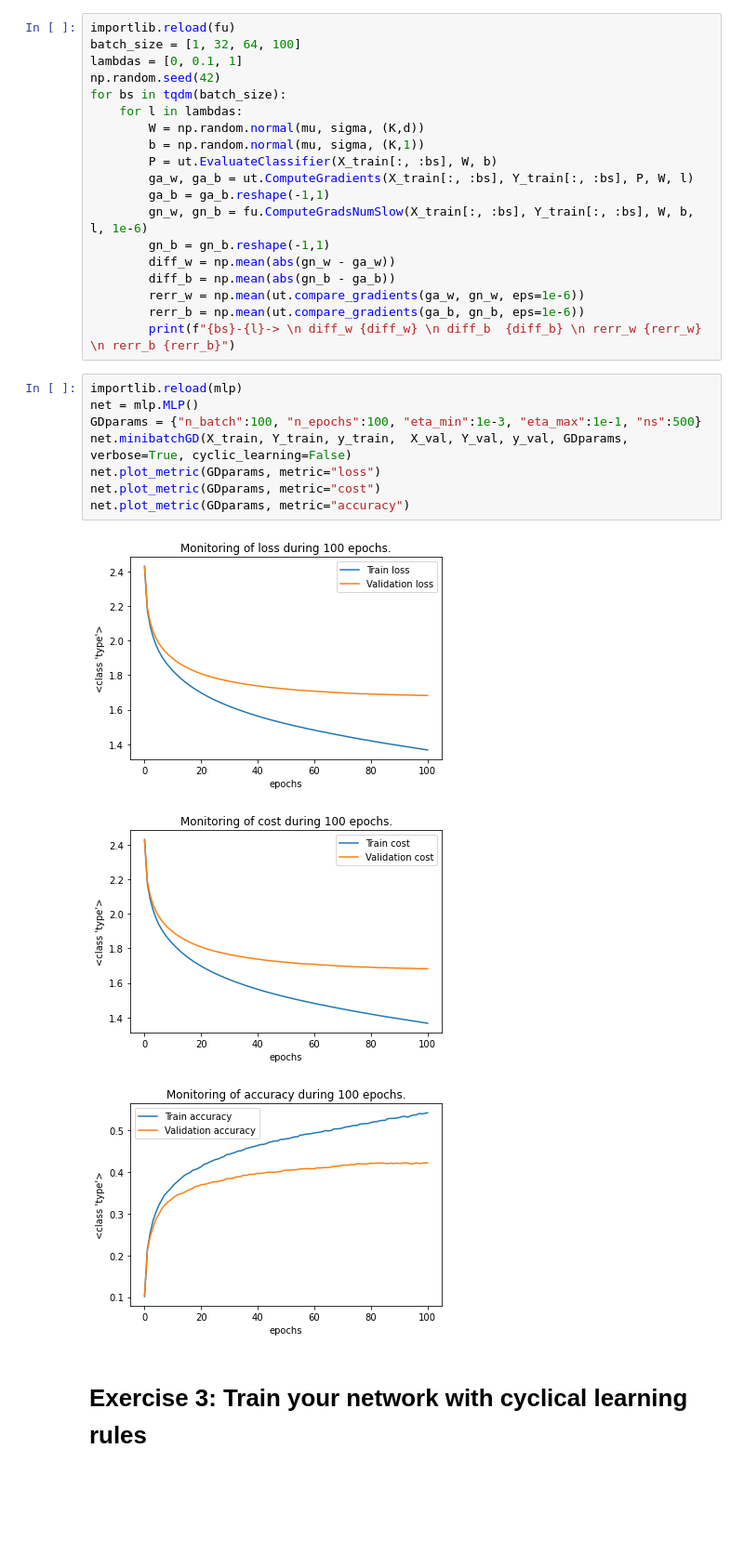
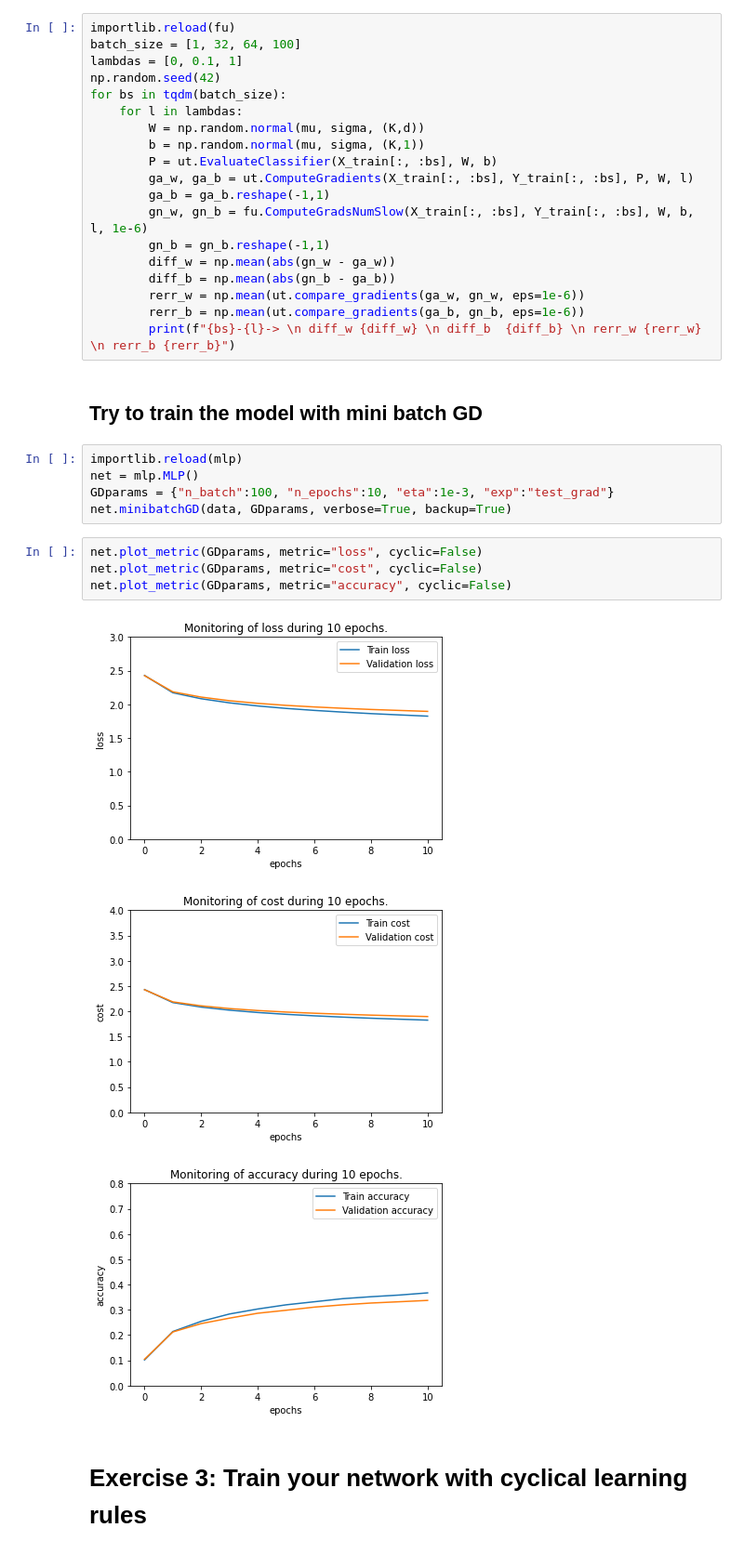
Before and after one commit to KenzaB27/dl_labs, a Jupyter notebook: lab2/experiments.ipynb, the cells around one changed output. Shown at 93% size. Cells and saved outputs as stored; diff of their text form; blank space fills up the shorter version.

```diff
--- a/lab2/experiments.ipynb
+++ b/lab2/experiments.ipynb
@@ -102,17 +123,20 @@ for bs in tqdm(batch_size):
         rerr_w = np.mean(ut.compare_gradients(ga_w, gn_w, eps=1e-6))
         rerr_b = np.mean(ut.compare_gradients(ga_b, gn_b, eps=1e-6))
         print(f"{bs}-{l}-> \n diff_w {diff_w} \n diff_b  {diff_b} \n rerr_w {rerr_w} \n rerr_b {rerr_b}")
+# %% [markdown]
+## Try to train the model with mini batch GD
 # %%
 importlib.reload(mlp)
 net = mlp.MLP()
-GDparams = {"n_batch":100, "n_epochs":100, "eta_min":1e-3, "eta_max":1e-1, "ns":500}
-net.minibatchGD(X_train, Y_train, y_train,  X_val, Y_val, y_val, GDparams, verbose=True, cyclic_learning=False)
-net.plot_metric(GDparams, metric="loss")
-net.plot_metric(GDparams, metric="cost")
-net.plot_metric(GDparams, metric="accuracy")
+GDparams = {"n_batch":100, "n_epochs":10, "eta":1e-3, "exp":"test_grad"}
+net.minibatchGD(data, GDparams, verbose=True, backup=True)
-# %% [output]
-[figure, removed]
-[figure, removed]
-[figure, removed]
+# %%
+net.plot_metric(GDparams, metric="loss", cyclic=False)
+net.plot_metric(GDparams, metric="cost", cyclic=False)
+net.plot_metric(GDparams, metric="accuracy", cyclic=False)
+# %% [output]
+[figure, added]
+[figure, added]
+[figure, added]
 # %% [markdown]
 # Exercise 3: Train your network with cyclical learning rules
```
Also changed, not shown: parts of 13 cells of this notebook, 3 other files.
